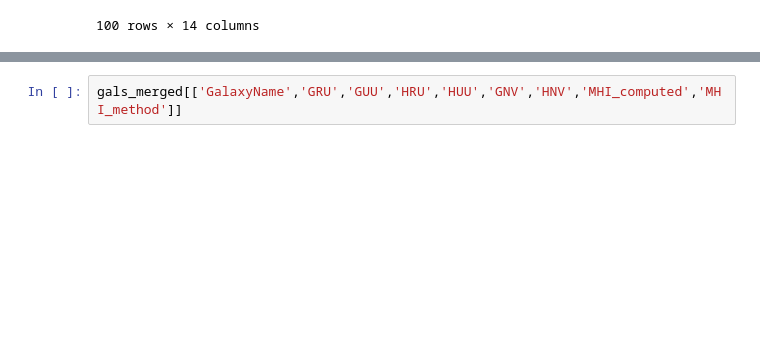
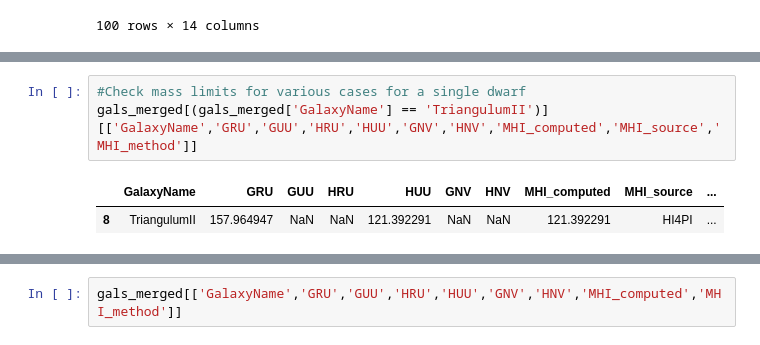
Before and after one commit to janagrc/HIdwarflimits, a Jupyter notebook: HI_Limits.ipynb, the cells around one changed output, grey strips where cells are left out. Drawn from its saved outputs; the diff is of its cells as text; blank space fills up the shorter version.

```diff
--- a/HI_Limits.ipynb
+++ b/HI_Limits.ipynb
@@ -674,3 +690,9 @@ gals_merged.loc[(gals_merged['MHI_source'] != 'hi4pi')&(gals_merged['MHI_source'
+# %%
+#Check mass limits for various cases for a single dwarf
+gals_merged[(gals_merged['GalaxyName'] == 'TriangulumII')][['GalaxyName','GRU','GUU','HRU','HUU','GNV','HNV','MHI_computed','MHI_source','MHI_method']]
+# %% [output]
+|  | GalaxyName | GRU | GUU | HRU | HUU | GNV | HNV | MHI_computed | MHI_source | ... |
+| 8 | TriangulumII | 157.964947 | NaN | NaN | 121.392291 | NaN | NaN | 121.392291 | HI4PI | ... |
 # %%
 gals_merged[['GalaxyName','1sigma','MHI','MHI_computed','MHI_source','MHI_type','MHI_method','dist_kpc']]
 # %% [output]
```
Also changed, not shown: parts of 23 cells of this notebook, 5 other files.
